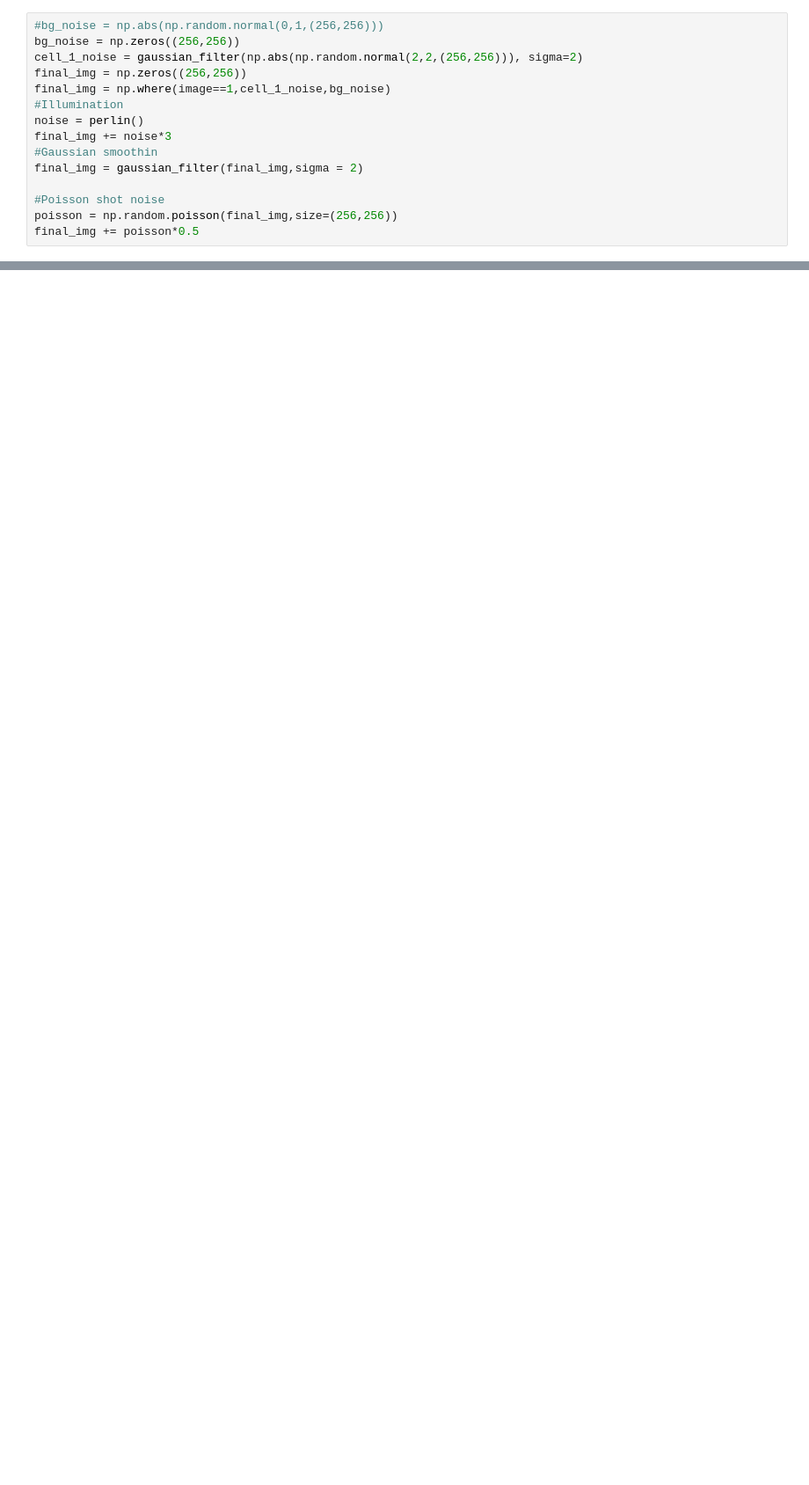
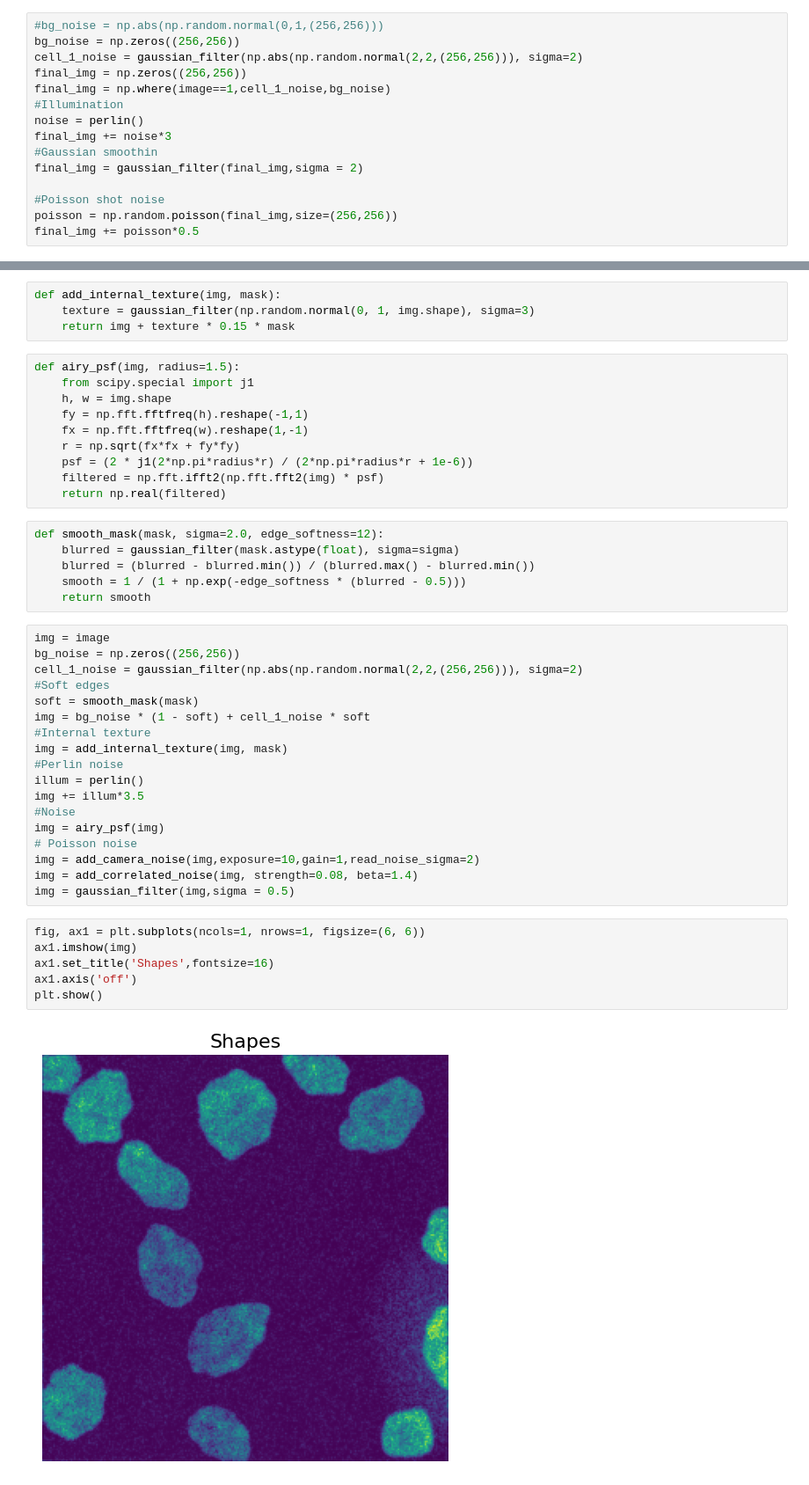
Before and after one commit to llleaa/ML-2025, a Jupyter notebook: projects/project2/cell_generator.ipynb, the cells around one changed output, grey strips where cells are left out. Shown: that part at 88% size. Cells and saved outputs as stored; diff of their text form; blank space fills up the shorter version.

Commit message:
changed the cell generator

```diff
--- a/projects/project2/cell_generator.ipynb
+++ b/projects/project2/cell_generator.ipynb
@@ -89,2 +135,48 @@ final_img += poisson*0.5
+# %%
+def add_internal_texture(img, mask):
+    texture = gaussian_filter(np.random.normal(0, 1, img.shape), sigma=3)
+    return img + texture * 0.15 * mask
+# %%
+def airy_psf(img, radius=1.5):
+    from scipy.special import j1
+    h, w = img.shape
+    fy = np.fft.fftfreq(h).reshape(-1,1)
+    fx = np.fft.fftfreq(w).reshape(1,-1)
+    r = np.sqrt(fx*fx + fy*fy)
+    psf = (2 * j1(2*np.pi*radius*r) / (2*np.pi*radius*r + 1e-6))
+    filtered = np.fft.ifft2(np.fft.fft2(img) * psf)
+    return np.real(filtered)
+# %%
+def smooth_mask(mask, sigma=2.0, edge_softness=12):
+    blurred = gaussian_filter(mask.astype(float), sigma=sigma)
+    blurred = (blurred - blurred.min()) / (blurred.max() - blurred.min())
+    smooth = 1 / (1 + np.exp(-edge_softness * (blurred - 0.5)))
+    return smooth
+# %%
+img = image
+bg_noise = np.zeros((256,256))
+cell_1_noise = gaussian_filter(np.abs(np.random.normal(2,2,(256,256))), sigma=2)
+#Soft edges
+soft = smooth_mask(mask)
+img = bg_noise * (1 - soft) + cell_1_noise * soft
+#Internal texture
+img = add_internal_texture(img, mask)
+#Perlin noise
+illum = perlin()
+img += illum*3.5
+#Noise
+img = airy_psf(img)
+# Poisson noise
+img = add_camera_noise(img,exposure=10,gain=1,read_noise_sigma=2)
+img = add_correlated_noise(img, strength=0.08, beta=1.4)
+img = gaussian_filter(img,sigma = 0.5)
+# %%
+fig, ax1 = plt.subplots(ncols=1, nrows=1, figsize=(6, 6))
+ax1.imshow(img)
+ax1.set_title('Shapes',fontsize=16)
+ax1.axis('off')
+plt.show()
+# %% [output]
+[figure, added]
 # %%
 fig, ax1 = plt.subplots(ncols=1, nrows=1, figsize=(6, 6))
```
Also changed, not shown: parts of 7 cells of this notebook.
